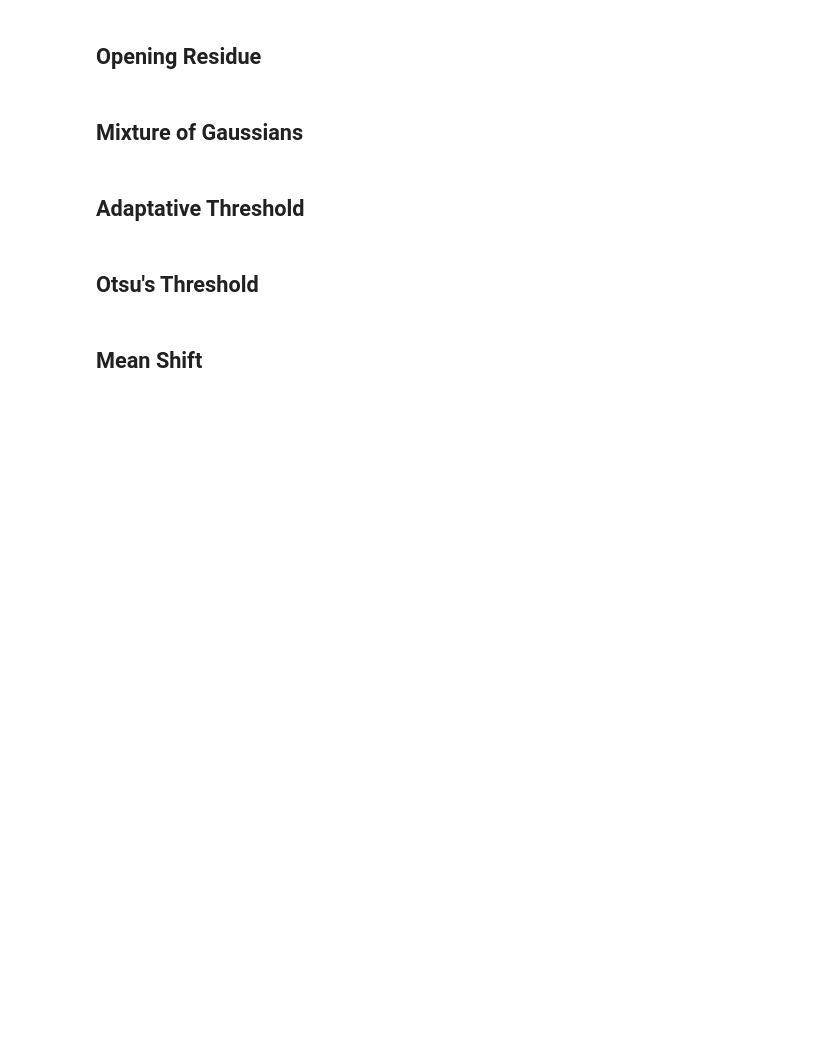
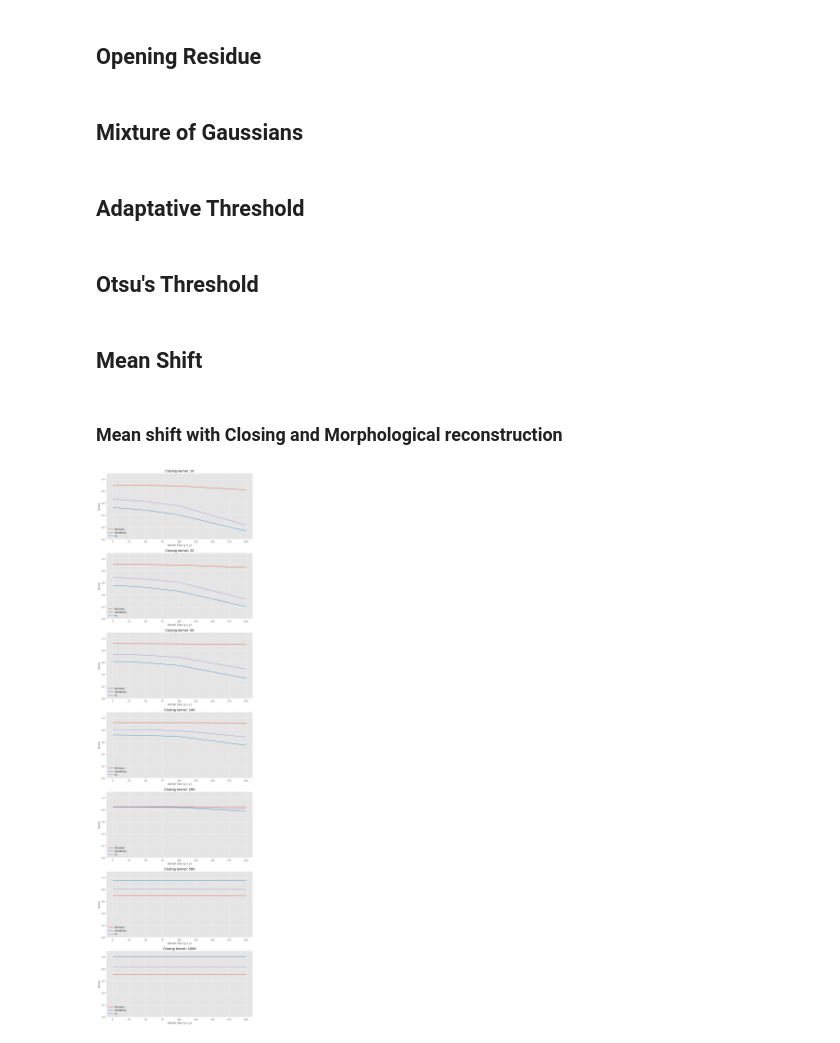
Before and after one commit to MCV-2024-C1-Project/Team7, a Jupyter notebook: segmentation_analysis.ipynb, the cells around one changed output. Saved outputs shown, nothing was run; the diff lists cells and outputs as text; code cells hidden in the pictures; blank space fills up the shorter version.

Commit message:
segmentation analisis for mean shift

```diff
--- a/segmentation_analysis.ipynb
+++ b/segmentation_analysis.ipynb
@@ -230,0 +236,41 @@ for img in images:
+# %%
+mean_shift_results = {}
+mean_shift_results["base_method"] = score_pixel_mask_list(new_masks, images_mask)
+# %% [markdown]
+### Mean shift with Closing and Morphological reconstruction
+# %%
+import itertools
+closing_kernels = [10, 25, 50, 100, 200, 500, 1000]
+morph_kernels = [1, 5, 10, 20, 50, 100, 200]
+for clos, morph  in itertools.product(closing_kernels, morph_kernels):
+    processed_masks = []
+    for mask in new_masks:
+        kernel = np.ones((clos, clos), np.uint8)
+        binary_mask_closed = cv2.morphologyEx(mask, cv2.MORPH_CLOSE, kernel)
+        marker = cv2.erode(binary_mask_closed, np.ones((morph, morph), np.uint8))
+        reconstruction = cv2.dilate(marker, np.ones((morph, morph), np.uint8))
+        processed_masks.append(reconstruction)
+    mean_shift_results["closing:"+str(clos)+" - morpho:"+str(morph)] = score_pixel_mask_list(processed_masks, images_mask)
+# %%
+import pandas as pd
+plt.style.use('ggplot')
+# %%
+df = pd.DataFrame.from_dict(mean_shift_results, orient='index', columns=['Precision', 'Sensitivity', 'F1']).reset_index()
+# %%
+fig, axs = plt.subplots(figsize = (10,35), nrows = len(closing_kernels), ncols=1)
+axs = axs.flatten()
+for ax, closing in zip(axs, closing_kernels):
+    closing_df = df[df["index"].str.contains(f"closing:{closing} ")]
+    ax.plot(morph_kernels, closing_df.Precision, label = "Precision")
+    ax.plot(morph_kernels, closing_df.Sensitivity, label = "Sensitivity")
+    ax.plot(morph_kernels, closing_df.F1, label = "F1")
+    ax.set_title(f"Closing kernel: {closing}")
+    ax.set_ylim([0,1.1])
+    ax.set_xlabel("Kernel Size (y x y)")
+    ax.set_ylabel("Score")
+    ax.legend(loc="lower left")
+
+plt.tight_layout()
+plt.show()
+# %% [output]
+[figure, added]
```
Also changed, not shown: parts of 5 cells of this notebook, 1 other file.
